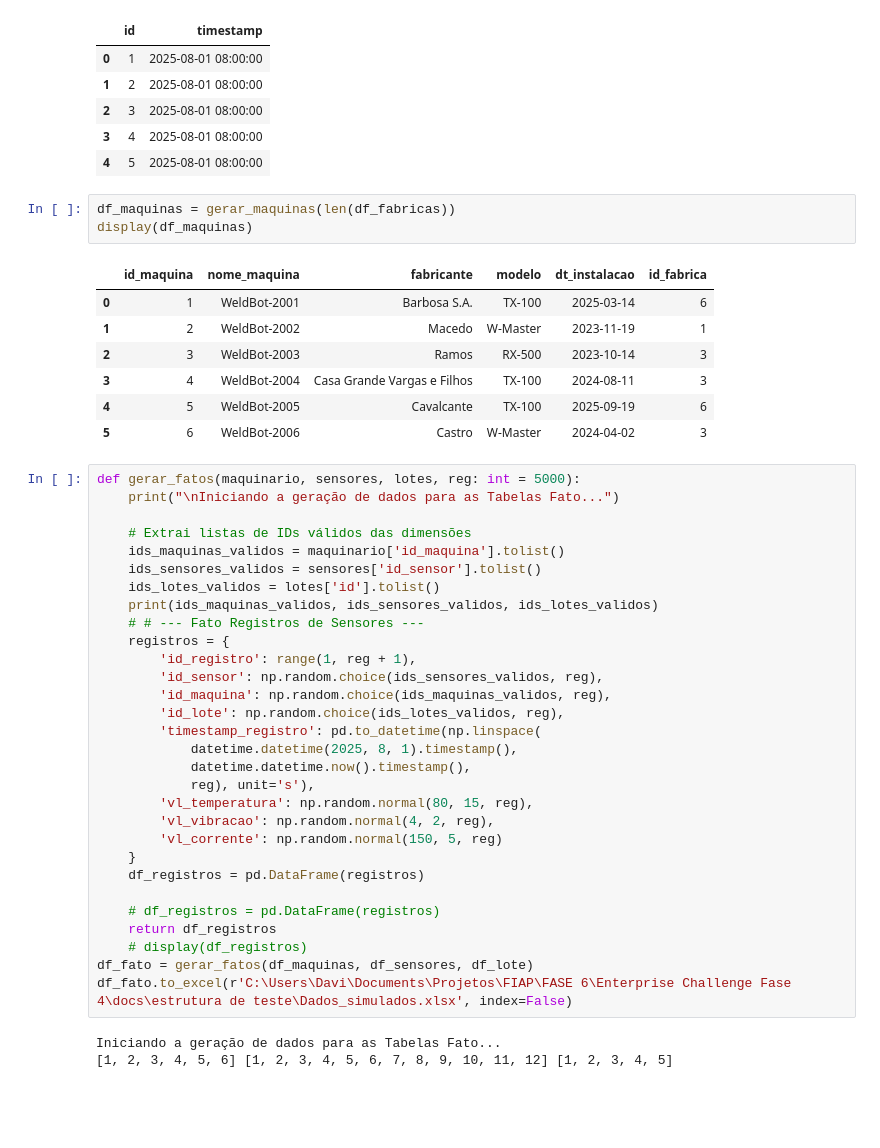
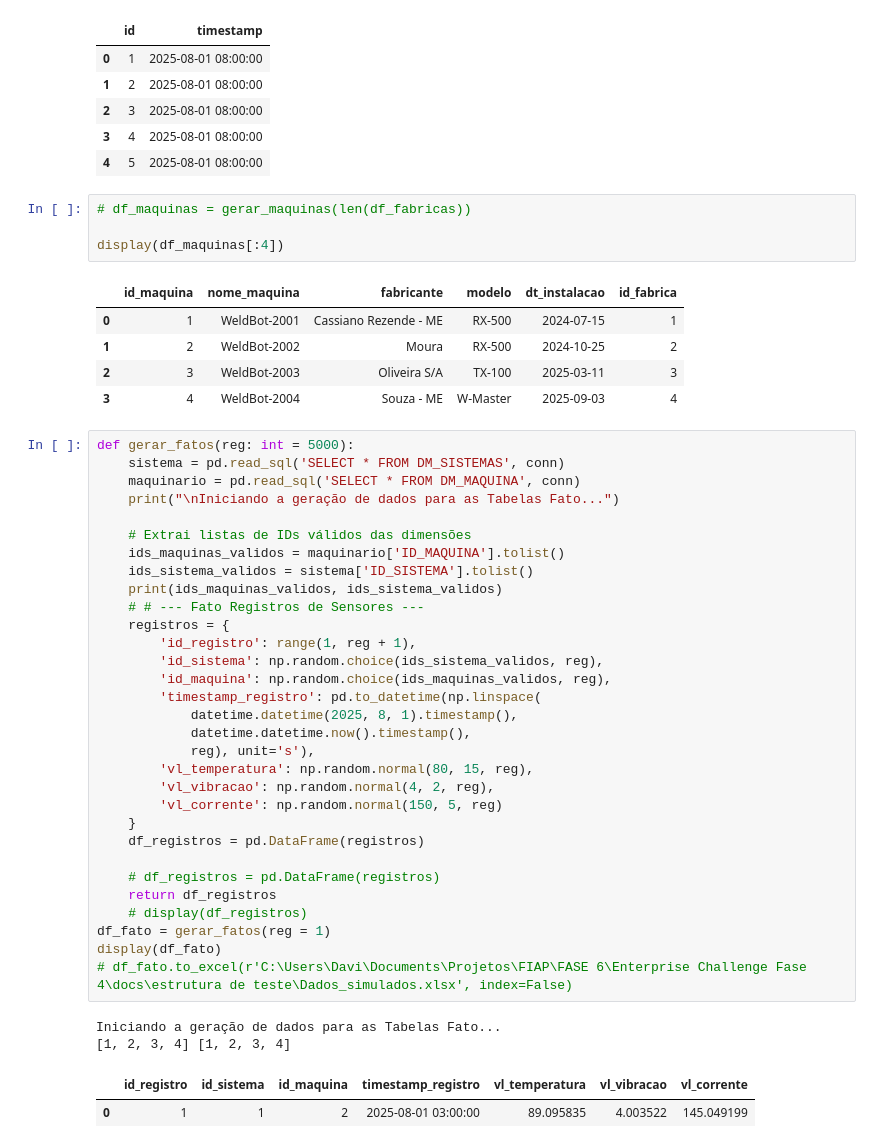
Before and after one commit to Raquerd/Enterprise-Challenge---Fase-4, a Jupyter notebook: fases anteriores/EnterpriseChallenge-Fase3-master/EnterpriseChallenge-Fase3-master/script/gerar_dados.ipynb, the cells around one changed output. Saved outputs shown, nothing was run; the diff lists cells and outputs as text; blank space fills up the shorter version.

Commit message:
Ajuste massivo da estrutura e adição de imagens

```diff
--- a/fases anteriores/EnterpriseChallenge-Fase3-master/EnterpriseChallenge-Fase3-master/script/gerar_dados.ipynb
+++ b/fases anteriores/EnterpriseChallenge-Fase3-master/EnterpriseChallenge-Fase3-master/script/gerar_dados.ipynb
@@ -197,31 +194,30 @@ display(df_lote)
 | 3 | 4 | 2025-08-01 08:00:00 |
 | 4 | 5 | 2025-08-01 08:00:00 |
 # %%
-df_maquinas = gerar_maquinas(len(df_fabricas))
-display(df_maquinas)
+# df_maquinas = gerar_maquinas(len(df_fabricas))
+
+display(df_maquinas[:4])
 # %% [output]
 |  | id_maquina | nome_maquina | fabricante | modelo | dt_instalacao | id_fabrica |
-| 0 | 1 | WeldBot-2001 | Barbosa S.A. | TX-100 | 2025-03-14 | 6 |
-| 1 | 2 | WeldBot-2002 | Macedo | W-Master | 2023-11-19 | 1 |
-| 2 | 3 | WeldBot-2003 | Ramos | RX-500 | 2023-10-14 | 3 |
-| 3 | 4 | WeldBot-2004 | Casa Grande Vargas e Filhos | TX-100 | 2024-08-11 | 3 |
-| 4 | 5 | WeldBot-2005 | Cavalcante | TX-100 | 2025-09-19 | 6 |
-| 5 | 6 | WeldBot-2006 | Castro | W-Master | 2024-04-02 | 3 |
+| 0 | 1 | WeldBot-2001 | Cassiano Rezende - ME | RX-500 | 2024-07-15 | 1 |
+| 1 | 2 | WeldBot-2002 | Moura | RX-500 | 2024-10-25 | 2 |
+| 2 | 3 | WeldBot-2003 | Oliveira S/A | TX-100 | 2025-03-11 | 3 |
+| 3 | 4 | WeldBot-2004 | Souza - ME | W-Master | 2025-09-03 | 4 |
 # %%
-def gerar_fatos(maquinario, sensores, lotes, reg: int = 5000):
+def gerar_fatos(reg: int = 5000):
+    sistema = pd.read_sql('SELECT * FROM DM_SISTEMAS', conn)
+    maquinario = pd.read_sql('SELECT * FROM DM_MAQUINA', conn)
     print("\nIniciando a geração de dados para as Tabelas Fato...")
 
     # Extrai listas de IDs válidos das dimensões
-    ids_maquinas_validos = maquinario['id_maquina'].tolist()
-    ids_sensores_validos = sensores['id_sensor'].tolist()
-    ids_lotes_validos = lotes['id'].tolist()
-    print(ids_maquinas_validos, ids_sensores_validos, ids_lotes_validos)
+    ids_maquinas_validos = maquinario['ID_MAQUINA'].tolist()
+    ids_sistema_validos = sistema['ID_SISTEMA'].tolist()
+    print(ids_maquinas_validos, ids_sistema_validos)
     # # --- Fato Registros de Sensores ---
     registros = {
         'id_registro': range(1, reg + 1),
-        'id_sensor': np.random.choice(ids_sensores_validos, reg),
+        'id_sistema': np.random.choice(ids_sistema_validos, reg),
         'id_maquina': np.random.choice(ids_maquinas_validos, reg),
-        'id_lote': np.random.choice(ids_lotes_validos, reg),
         'timestamp_registro': pd.to_datetime(np.linspace(
             datetime.datetime(2025, 8, 1).timestamp(),
             datetime.datetime.now().timestamp(),
@@ -235,8 +231,11 @@ def gerar_fatos(maquinario, sensores, lotes, reg: int = 5000):
     # df_registros = pd.DataFrame(registros)
     return df_registros
     # display(df_registros)
-df_fato = gerar_fatos(df_maquinas, df_sensores, df_lote)
-df_fato.to_excel(r'C:\Users\Davi\Documents\Projetos\FIAP\FASE 6\Enterprise Challenge Fase 4\docs\estrutura de teste\Dados_simulados.xlsx', index=False)
+df_fato = gerar_fatos(reg = 1)
+display(df_fato)
+# df_fato.to_excel(r'C:\Users\Davi\Documents\Projetos\FIAP\FASE 6\Enterprise Challenge Fase 4\docs\estrutura de teste\Dados_simulados.xlsx', index=False)
 # %% [output]
 Iniciando a geração de dados para as Tabelas Fato...
-[1, 2, 3, 4, 5, 6] [1, 2, 3, 4, 5, 6, 7, 8, 9, 10, 11, 12] [1, 2, 3, 4, 5]
+[1, 2, 3, 4] [1, 2, 3, 4]
+|  | id_registro | id_sistema | id_maquina | timestamp_registro | vl_temperatura | vl_vibracao | vl_corrente |
+| 0 | 1 | 1 | 2 | 2025-08-01 03:00:00 | 89.095835 | 4.003522 | 145.049199 |
```
Also changed, not shown: parts of 5 cells of this notebook, 12 other files.
